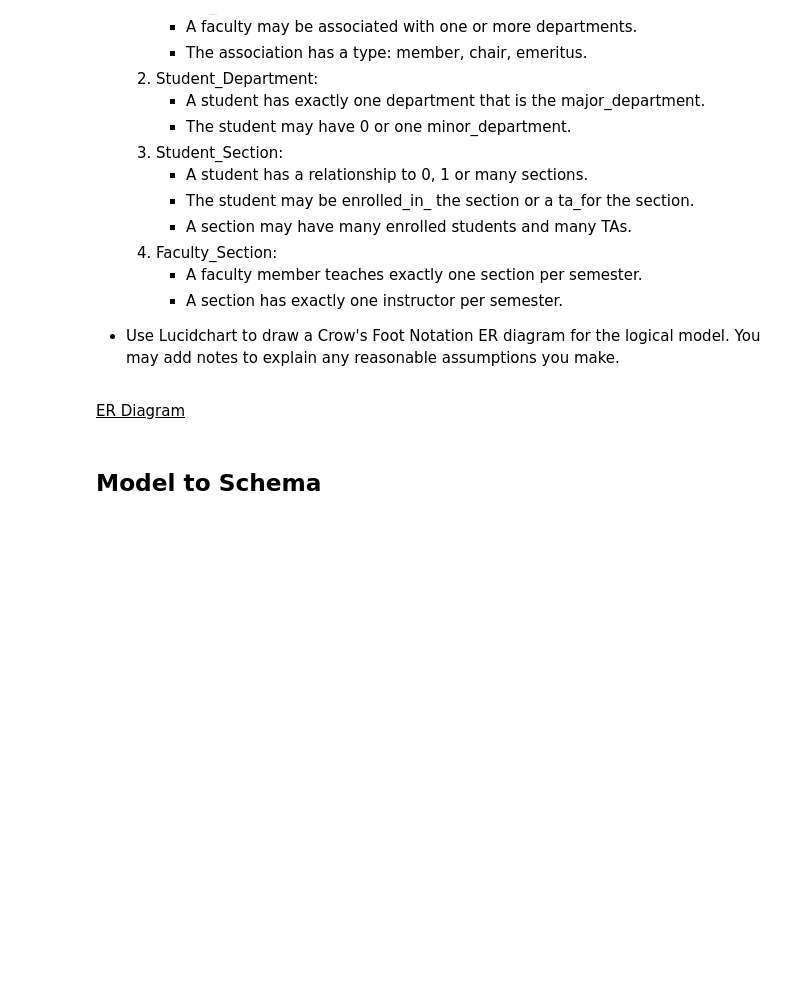
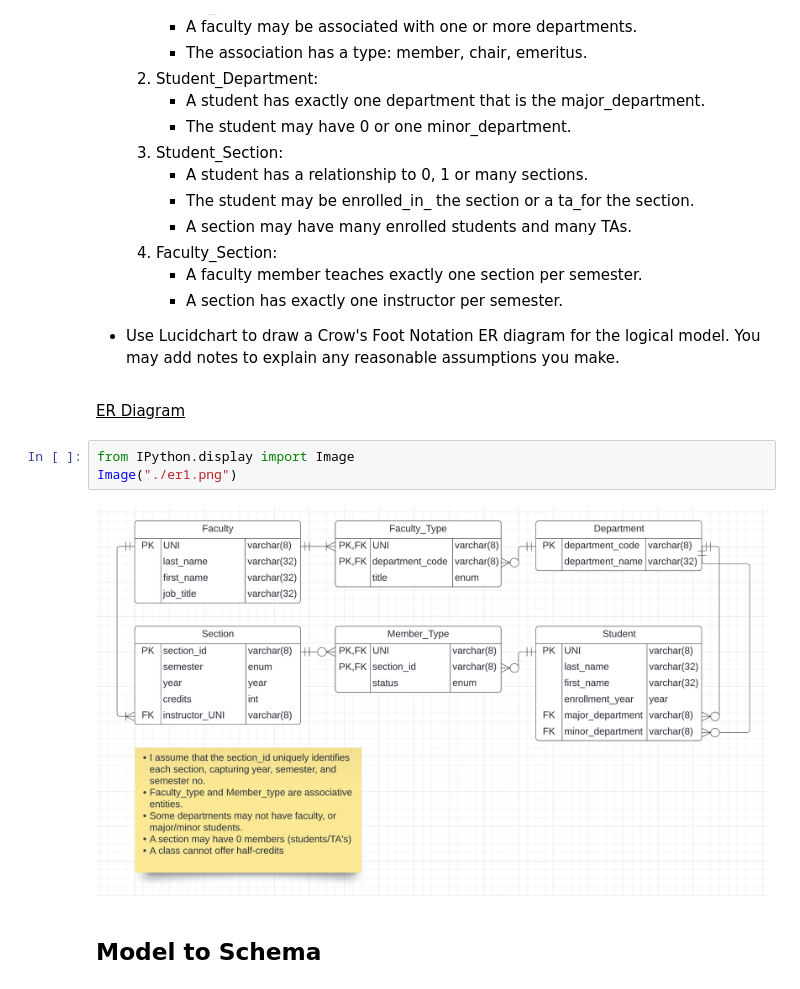
Before and after one commit to ChrisKye/CS4111_Final, a Jupyter notebook: practical/s23_w4111_final_exam.ipynb, the cells around one changed output. Cells and saved outputs as stored; diff of their text form; blank space fills up the shorter version.

```diff
--- a/practical/s23_w4111_final_exam.ipynb
+++ b/practical/s23_w4111_final_exam.ipynb
@@ -255,6 +259,11 @@ Node('Person', born=1956, name='Tom Hanks')
 - Use Lucidchart to draw a Crow's Foot Notation ER diagram for the logical model. You may add notes to explain any reasonable assumptions you make.
 # %% [markdown]
 <u>ER Diagram</u>
+# %%
+from IPython.display import Image
+Image("./er1.png")
+# %% [output]
+[figure, added]
 # %% [markdown]
 ## Model to Schema
 # %% [markdown]
```
Also changed, not shown: parts of 18 cells of this notebook, 1 other file.
